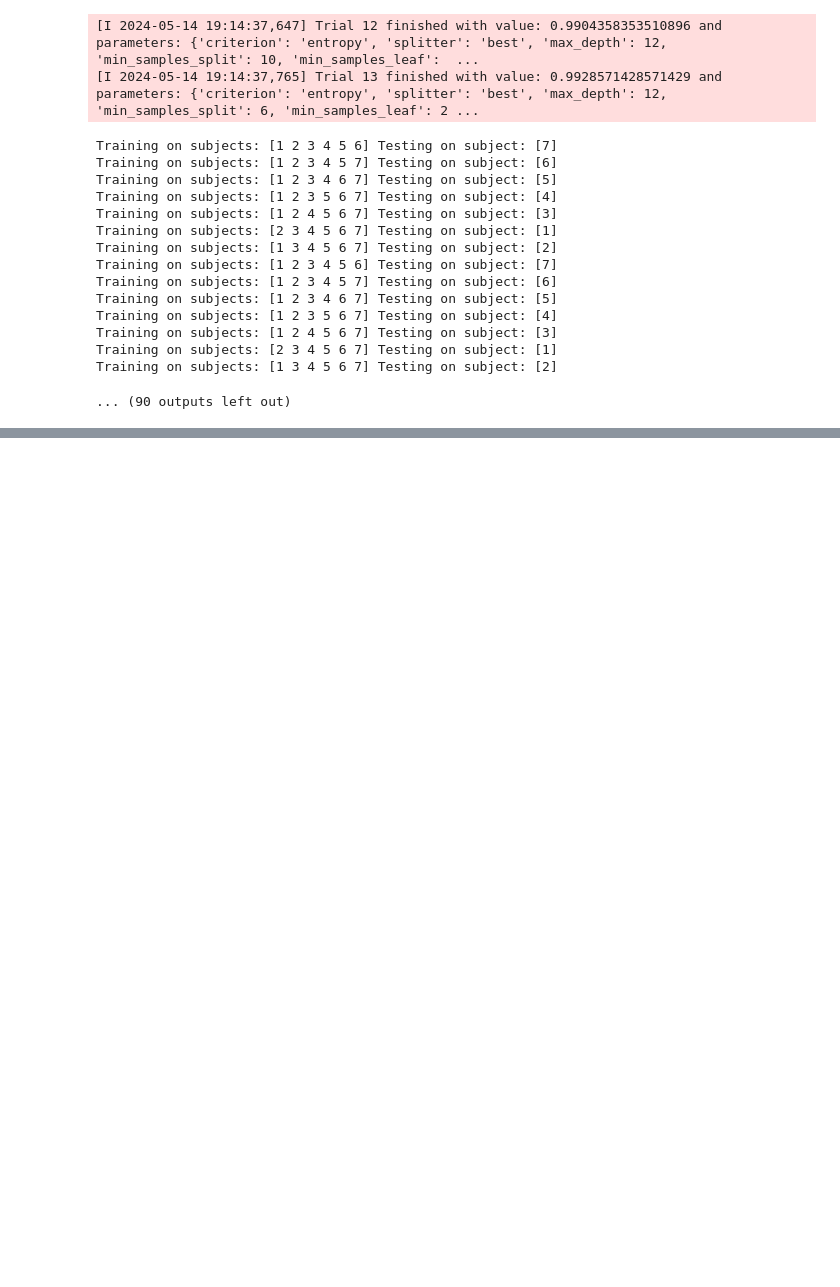
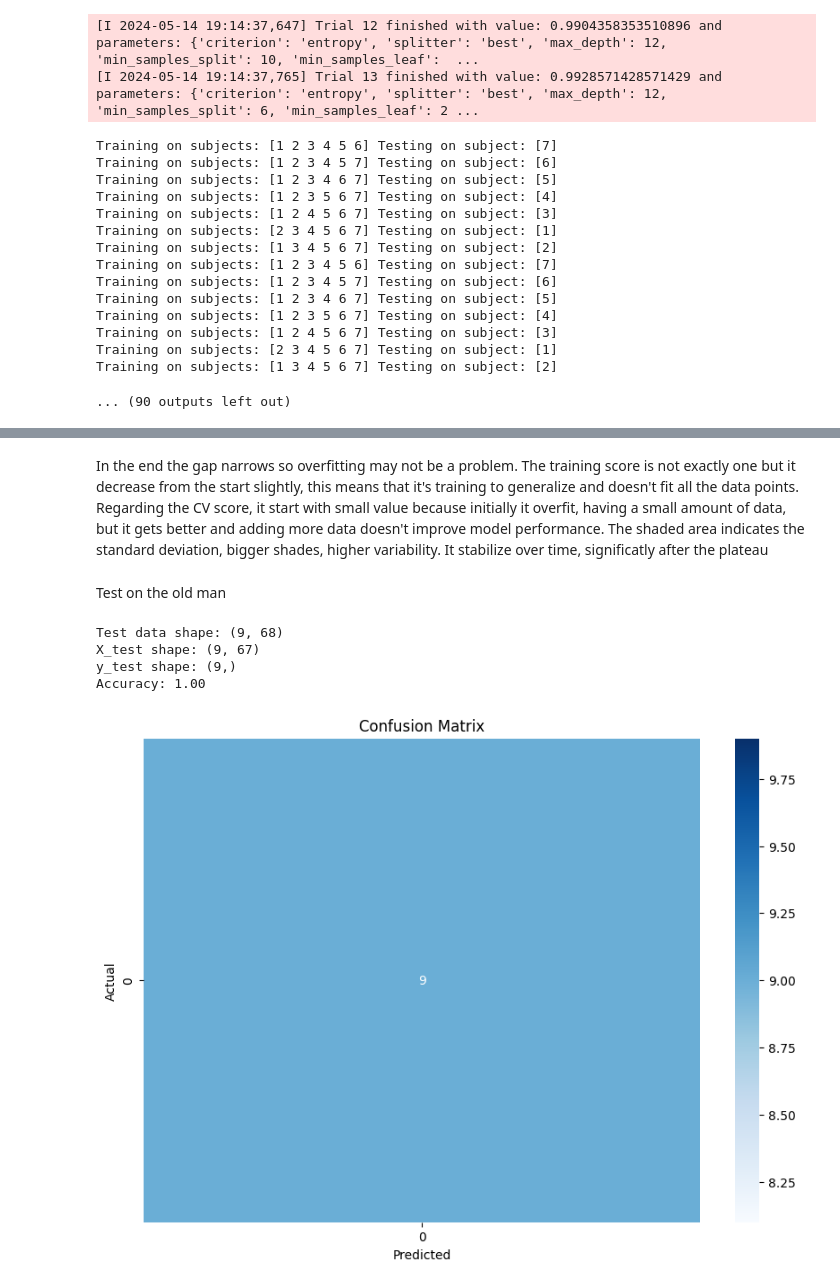
Before and after one commit to emanueleiacca/Evaluate-execution-of-Back-Exercise-using-Body-Sensor-and-ML, a Jupyter notebook: test.ipynb, the cells around one changed output, grey strips where cells are left out. Drawn from its saved outputs; the diff is of its cells as text; code cells hidden in the pictures; blank space fills up the shorter version.

Commit message:
test sul vecchietto

```diff
--- a/test.ipynb
+++ b/test.ipynb
@@ -455,0 +428,40 @@ plt.show()
+# %% [markdown]
+In the end the gap narrows so overfitting may not be a problem. The training score is not exactly one but it decrease from the start slightly, this means that it's training to generalize and doesn't fit all the data points. Regarding the CV score, it start with small value because initially it overfit, having a small amount of data, but it gets better and adding more data doesn't improve model performance.
+The shaded area indicates the standard deviation, bigger shades, higher variability. It stabilize over time, significatly after the plateau
+# %% [markdown]
+Test on the old man
+# %%
+test_data = pd.read_excel('AF3_A016.xlsx')
+
+print("Test data shape:", test_data.shape)
+
+# Separate the features and target in the test data
+X_test = test_data.iloc[:, :-1].values  # All columns except the last one
+y_test = test_data.iloc[:, -1].values   # The last column is the target
+
+# Verify the shapes of X_test and y_test
+print("X_test shape:", X_test.shape)
+print("y_test shape:", y_test.shape)
+
+# Predict the target for the test data using the trained model
+y_pred = model.predict(X_test)
+
+# Evaluate the model's performance on the test data
+accuracy = np.mean(y_pred == y_test)
+print(f'Accuracy: {accuracy:.2f}')
+# %% [output]
+Test data shape: (9, 68)
+X_test shape: (9, 67)
+y_test shape: (9,)
+Accuracy: 1.00
+# %%
+# Confusion Matrix
+conf_matrix = confusion_matrix(y_test, y_pred)
+plt.figure(figsize=(10,7))
+sns.heatmap(conf_matrix, annot=True, fmt='d', cmap='Blues', xticklabels=np.unique(y_test), yticklabels=np.unique(y_test))
+plt.xlabel('Predicted')
+plt.ylabel('Actual')
+plt.title('Confusion Matrix')
+plt.show()
+# %% [output]
+[figure, added]
```
Also changed, not shown: parts of 16 cells of this notebook, 2 other files.
